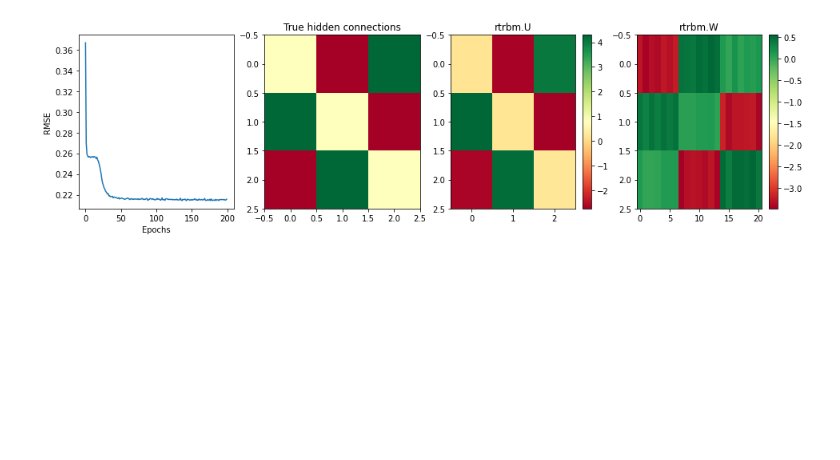
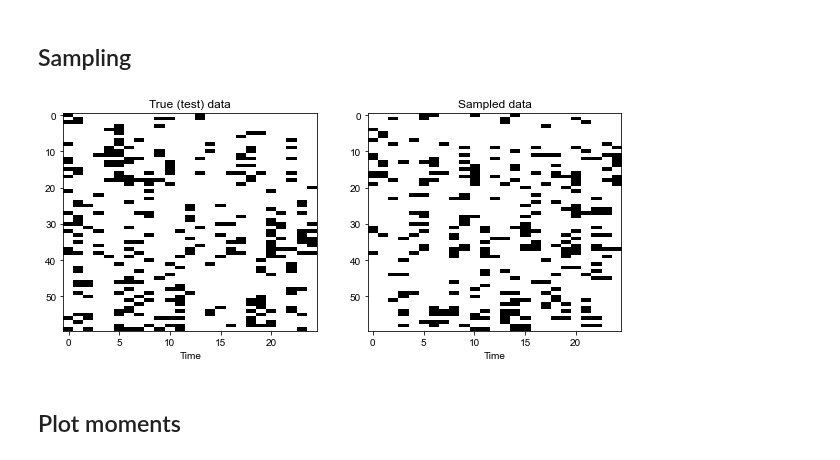
Before and after one commit to casperpeters/intern, a Jupyter notebook: notebooks/Poisson Temporally Connected Data/Reconstructing Temporal Connections.ipynb, the cells around one changed output. Drawn from its saved outputs; the diff is of its cells as text; code cells hidden in the pictures; blank space fills up the shorter version.

```diff
--- a/notebooks/Poisson Temporally Connected Data/Reconstructing Temporal Connections.ipynb
+++ b/notebooks/Poisson Temporally Connected Data/Reconstructing Temporal Connections.ipynb
@@ -110,30 +86,27 @@ plt.show()
-# %%
-gaus = PoissonTimeShiftedData(
-    neurons_per_population=7,
-    n_populations=n_h,
-    n_batches=n_batches, time_steps_per_batch=T,
-    fr_mode='gaussian', delay=delay, temporal_connections=temporal_connections, norm=1,
-    frequency_range=frequency_range, amplitude_range=amplitude_range, phase_range=phase_range)
-
-data = reshape(gaus.data[..., 0], T=100, n_batches=350)
-train, test = data[..., :280], data[..., 280:]
-
-rtrbm_gaus = RTRBM(train, N_H=n_h, device="cpu")
-rtrbm_gaus.learn(batch_size=10, n_epochs=200, max_lr=1e-3, min_lr=8e-4, lr_schedule='geometric_decay', CDk=10, mom=0.6, wc=0.0002, sp=1e-4, x=1)
-
-fig, ax = plt.subplots(1, 4, figsize=(16, 4))
-ax[0].plot(rtrbm_gaus.errors)
-ax[0].set_xlabel('Epochs')
-ax[0].set_ylabel('RMSE')
-ax[1].imshow(gaus.temporal_connections, aspect='auto', cmap=plt.get_cmap('RdYlGn'))
-ax[1].set_title('True hidden connections')
-cm = ax[2].imshow(rtrbm_gaus.U, aspect='auto', cmap=plt.get_cmap('RdYlGn'))
-fig.colorbar(cm, ax=ax[2])
-ax[2].set_title('rtrbm.U')
-cm = ax[3].imshow(rtrbm_gaus.W, aspect='auto', cmap=plt.get_cmap('RdYlGn'))
-fig.colorbar(cm, ax=ax[3])
-ax[3].set_title('rtrbm.W')
-
-plt.show()
-# %% [output]
-[figure, removed]
+# %%
+test = test_list[0]
+train = train_list[0]
+rtrbm = rtrbm_list[0]
+# %% [markdown]
+## Sampling
+# %%
+# infer over all test batches
+T, n_batches = test.shape[1], test.shape[2]
+vs = torch.zeros(n_v, T, n_batches)
+for batch in tqdm(range(n_batches)):
+    vs[:, :, batch], _ = rtrbm.infer(test[:, :T//2, batch], mode=1, pre_gibbs_k=100, gibbs_k=100, disable_tqdm=True)
+# %%
+fig, axes = plt.subplots(1, 2, figsize=(10, 4))
+axes[0].imshow(test[:, T//2:, 0], aspect='auto', cmap=plt.get_cmap('binary'))
+axes[1].imshow(vs[:, T//2:, 0], aspect='auto', cmap=plt.get_cmap('binary'))
+
+axes[0].set_title('True (test) data')
+axes[0].set_xlabel('Time')
+axes[1].set_title('Sampled data')
+axes[1].set_xlabel('Time')
+
+plt.show()
+# %% [output]
+[figure, added]
+# %% [markdown]
+## Plot moments
```
Also changed, not shown: parts of 29 cells of this notebook, 1 other file.
